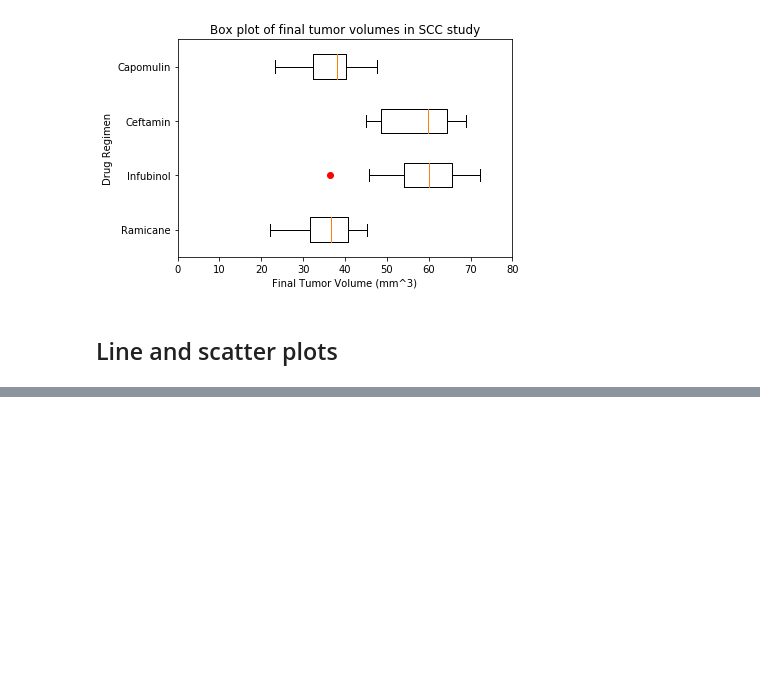
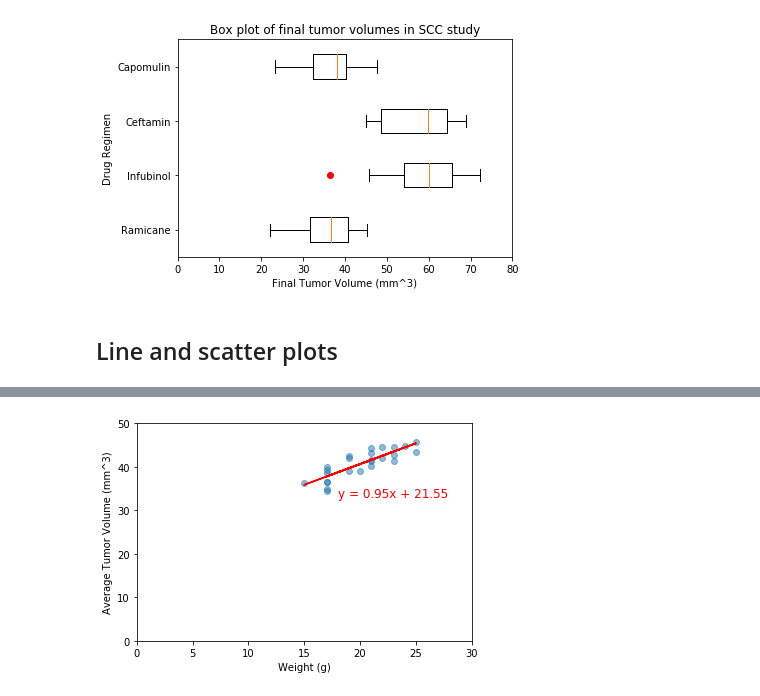
Before and after one commit to nqazimn/matplotlib-challenge, a Jupyter notebook: pymaceuticals_QAZINabeel_HW5.ipynb, the cells around one changed output, grey strips where cells are left out. Drawn from its saved outputs; the diff is of its cells as text; code cells hidden in the pictures; blank space fills up the shorter version.

```diff
--- a/pymaceuticals_QAZINabeel_HW5.ipynb
+++ b/pymaceuticals_QAZINabeel_HW5.ipynb
@@ -231,2 +239,22 @@ Text(0.5, 0, 'Timepoint (days)')
 # %%
 # Calculate the correlation coefficient and linear regression model for mouse weight and average tumor volume for the Capomulin regimen
+# %%
+x_values = our_drug_group['Weight (g)'].first()
+y_values = our_drug_group['Tumor Volume (mm3)'].mean()
+
+(slope, intercept, rvalue, pvalue, stderr) = st.linregress(x_values, y_values)
+regress_values = x_values * slope + intercept
+line_eq = "y = " + str(round(slope,2)) + "x + " + str(round(intercept,2))
+
+plt.scatter(x_values, y_values, alpha = 0.5)
+plt.plot(x_values,regress_values,"r-")
+plt.annotate(line_eq,(18,33),fontsize=12,color="red")
+# plt.xlabel('Rooms in House')
+# plt.ylabel('Median House Prices ($1000)')
+plt.xlim([0,30])
+plt.ylim([0,50])
+plt.xlabel('Weight (g)')
+plt.ylabel('Average Tumor Volume (mm^3)');
+plt.show()
+# %% [output]
+[figure, added]
```
Also changed, not shown: parts of 2 cells of this notebook.
